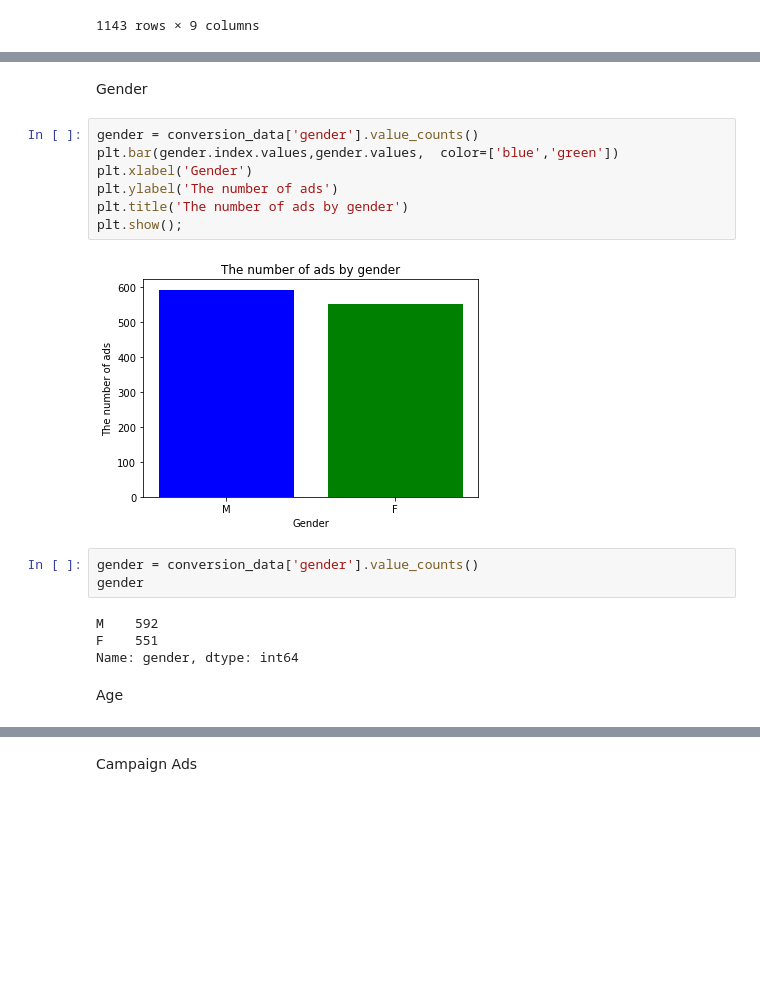
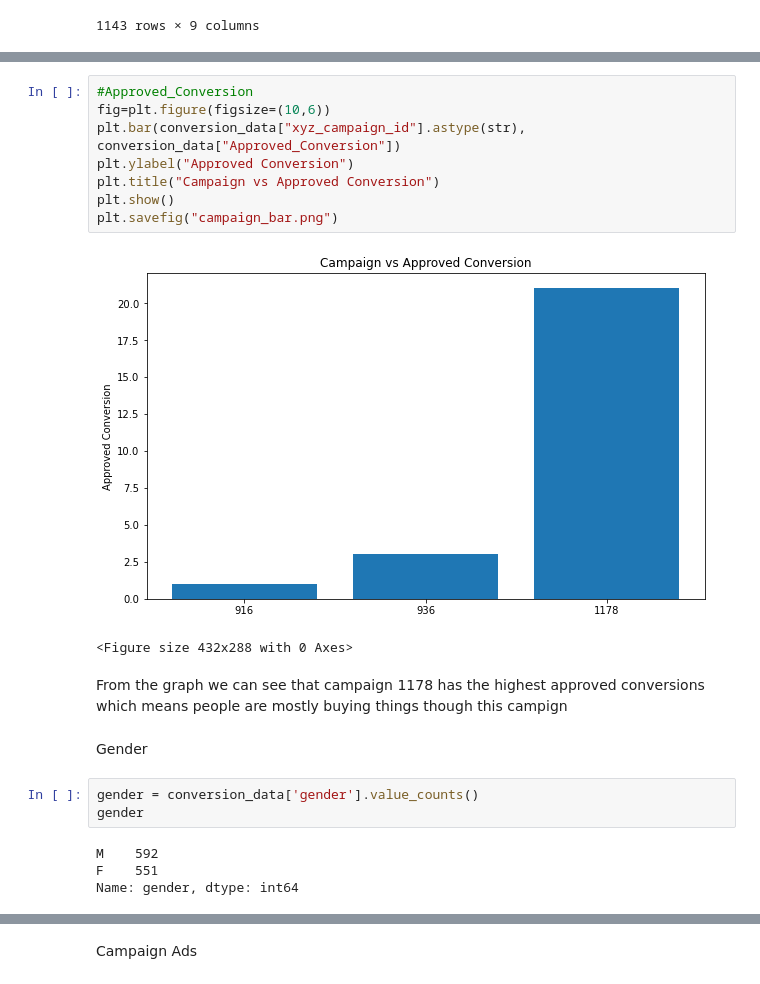
Before and after one commit to sthurstone/Return-Rate-Researchers---Project-I, a Jupyter notebook: KAG_Coversion_data_Analysis.ipynb, the cells around one changed output, grey strips where cells are left out. Saved outputs shown, nothing was run; the diff lists cells and outputs as text; blank space fills up the shorter version.

```diff
--- a/KAG_Coversion_data_Analysis.ipynb
+++ b/KAG_Coversion_data_Analysis.ipynb
@@ -73,14 +70,18 @@ Impression
+# %%
+#Approved_Conversion
+fig=plt.figure(figsize=(10,6))
+plt.bar(conversion_data["xyz_campaign_id"].astype(str), conversion_data["Approved_Conversion"])
+plt.ylabel("Approved Conversion")
+plt.title("Campaign vs Approved Conversion")
+plt.show()
+plt.savefig("campaign_bar.png")
+# %% [output]
+[figure, added]
+<Figure size 432x288 with 0 Axes>
+# %% [markdown]
+From the graph we can see that campaign 1178 has the highest approved conversions which means people are mostly buying things though this campign
 # %% [markdown]
 Gender
-# %%
-gender = conversion_data['gender'].value_counts()
-plt.bar(gender.index.values,gender.values,  color=['blue','green'])
-plt.xlabel('Gender')
-plt.ylabel('The number of ads')
-plt.title('The number of ads by gender')
-plt.show();
-# %% [output]
-[figure, removed]
 # %%
 gender = conversion_data['gender'].value_counts()
 gender
@@ -88,5 +89,3 @@ gender
 M    592
 F    551
 Name: gender, dtype: int64
-# %% [markdown]
-Age
```
Also changed, not shown: parts of 18 cells of this notebook, 9 other files.
